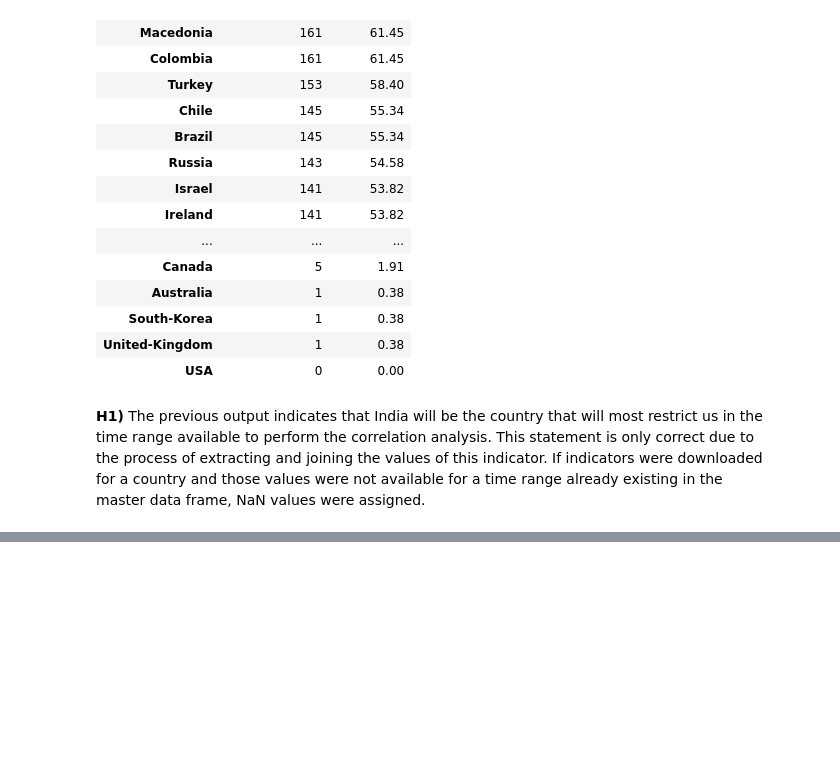
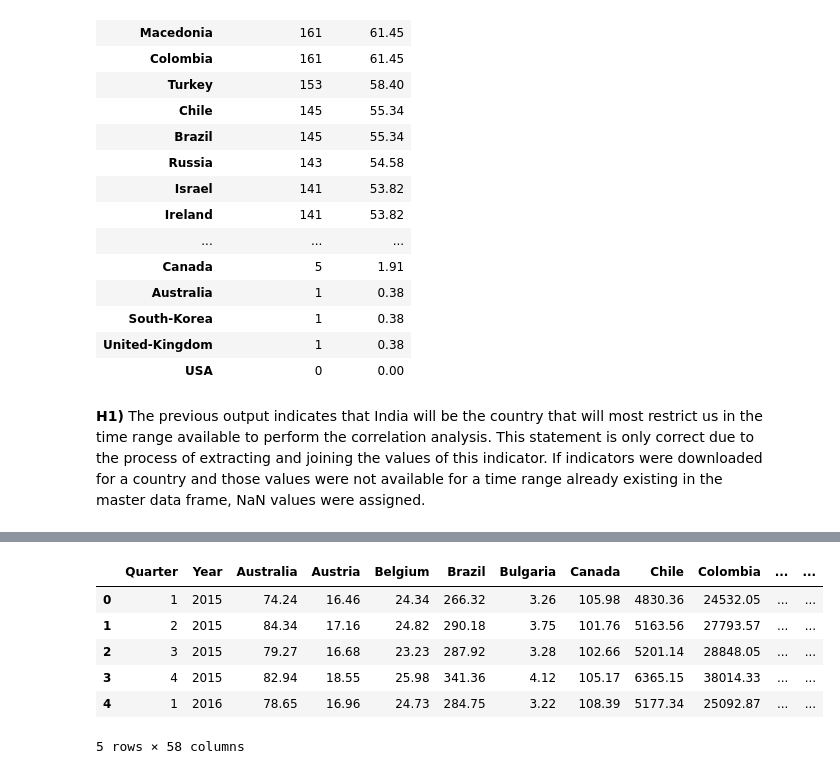
Before and after one commit to acostadlucas/mcs-red, a Jupyter notebook: ETL_second_iteration/clean_gov_expen_index.ipynb, the cells around one changed output, grey strips where cells are left out. Cells and saved outputs as stored; diff of their text form; code cells hidden in the pictures; blank space fills up the shorter version.

```diff
--- a/ETL_second_iteration/clean_gov_expen_index.ipynb
+++ b/ETL_second_iteration/clean_gov_expen_index.ipynb
@@ -48,0 +138,11 @@ quarters_clean.summarize_missing_by_country(gov_expenditure_df)
+# %%
+clean_df2 = quarters_clean.filter_by_year(clean_df1, min_year=2014, max_year=2024, exclude_years=[2025])
+clean_df2.head()
+# %% [output]
+|  | Quarter | Year | Australia | Austria | Belgium | Brazil | Bulgaria | Canada | Chile | Colombia | ... | ... |
+| 0 | 1 | 2015 | 74.24 | 16.46 | 24.34 | 266.32 | 3.26 | 105.98 | 4830.36 | 24532.05 | ... | ... |
+| 1 | 2 | 2015 | 84.34 | 17.16 | 24.82 | 290.18 | 3.75 | 101.76 | 5163.56 | 27793.57 | ... | ... |
+| 2 | 3 | 2015 | 79.27 | 16.68 | 23.23 | 287.92 | 3.28 | 102.66 | 5201.14 | 28848.05 | ... | ... |
+| 3 | 4 | 2015 | 82.94 | 18.55 | 25.98 | 341.36 | 4.12 | 105.17 | 6365.15 | 38014.33 | ... | ... |
+| 4 | 1 | 2016 | 78.65 | 16.96 | 24.73 | 284.75 | 3.22 | 108.39 | 5177.34 | 25092.87 | ... | ... |
+5 rows × 58 columns
```
Also changed, not shown: parts of 17 cells of this notebook.
